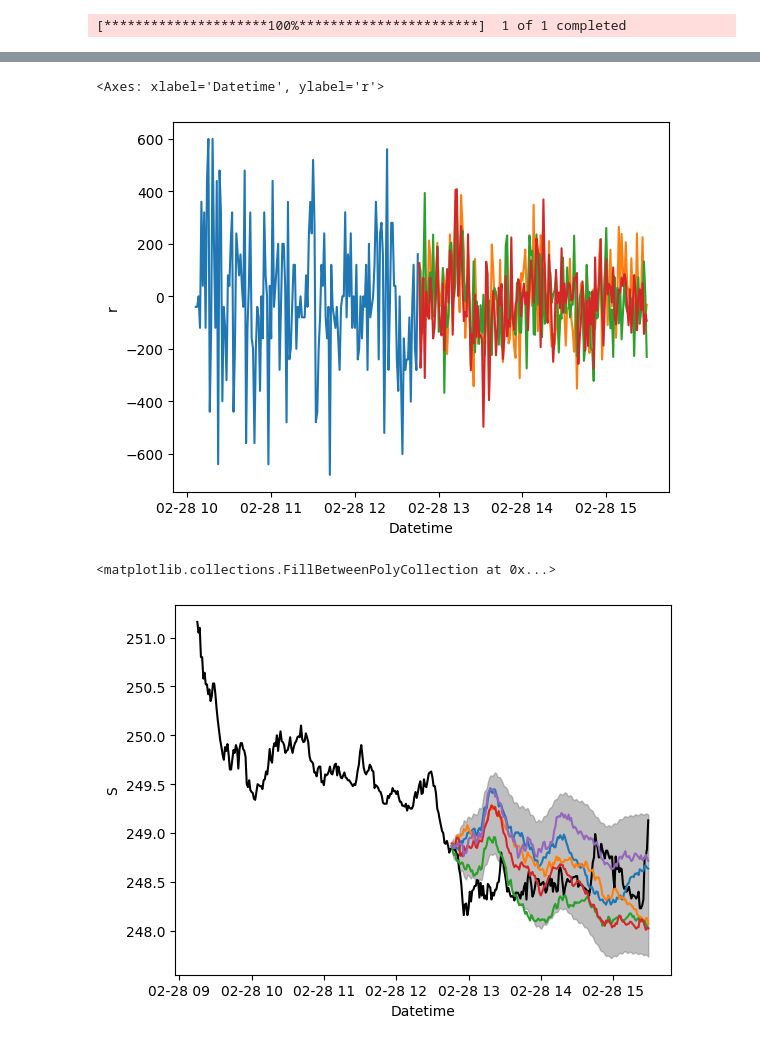
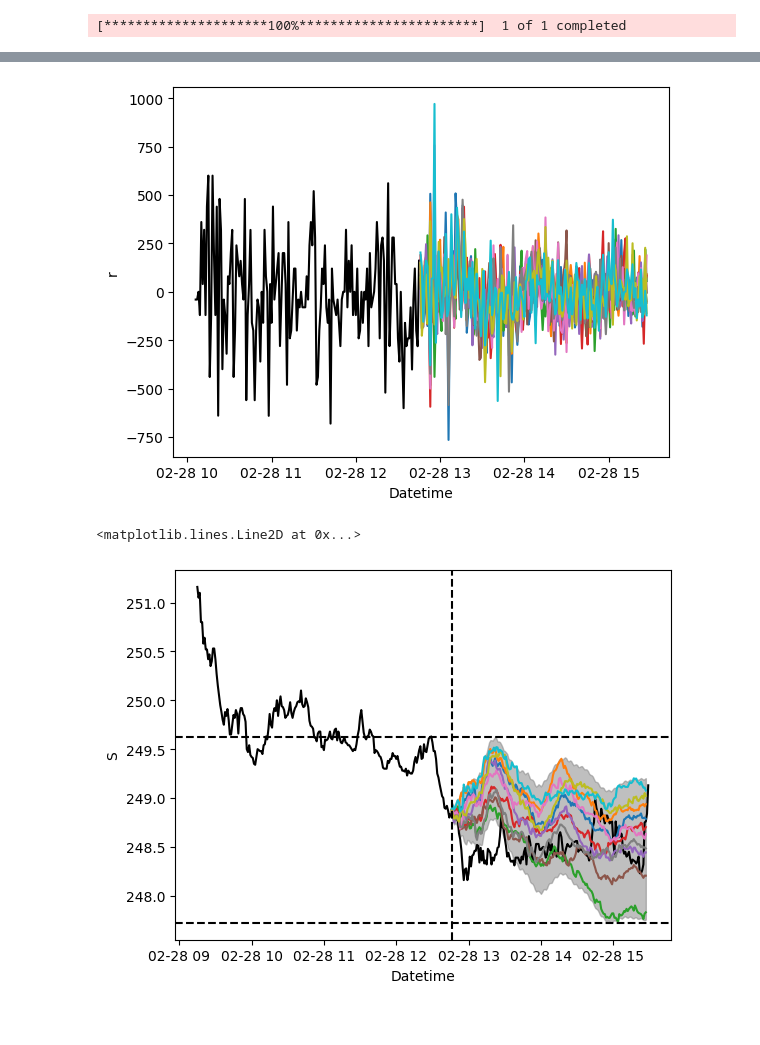
Before and after one commit to vkthakur90/AI_Applications, a Jupyter notebook: Performace_Enhanced_Auto_Regreesion.ipynb, the cells around one changed output, grey strips where cells are left out. Cells and saved outputs as stored; diff of their text form; code cells hidden in the pictures.

```diff
--- a/Performace_Enhanced_Auto_Regreesion.ipynb
+++ b/Performace_Enhanced_Auto_Regreesion.ipynb
@@ -17,11 +17,14 @@ prev_day = 0
 scale_factor = 1.0e6
 
 history_length = 160
-forecast_length = 164
+forecast_length = 162
 
 arima_p = 50
 
 num_paths = 100000
+paths_to_plot = 10
+
+risk_budget = 10
 # %%
 def get_previous_trading_day(ref_date):
     """
@@ -285,22 +326,23 @@ sns.lineplot(x = 'Datetime', y = 'neg_e', data = entity['vol_forecast'].reset_in
+# %%
+selected_paths = np.random.choice(entity['monte_carlo_price_forecast'].columns, paths_to_plot, replace=False)
 # %%
-sns.lineplot(x = 'Datetime', y = 'r', data = entity['train'].reset_index())
-sns.lineplot(x = 'Datetime', y = 'mcp_1', data = entity['monte_carlo_return_forecast'].reset_index())
-sns.lineplot(x = 'Datetime', y = 'mcp_2', data = entity['monte_carlo_return_forecast'].reset_index())
-sns.lineplot(x = 'Datetime', y = 'mcp_3', data = entity['monte_carlo_return_forecast'].reset_index())
+sns.lineplot(x = 'Datetime', y = 'r', data = entity['train'].reset_index(), color = 'black')
+for p in selected_paths:
+    sns.lineplot(x = 'Datetime', y = p, data = entity['monte_carlo_return_forecast'].reset_index())
 # %% [output]
-<Axes: xlabel='Datetime', ylabel='r'>
-[figure, old version]
+[figure, new version]
 # %%
 sns.lineplot(x = 'Datetime', y = 'S', data = entity['data'].reset_index(), color = 'black')
-sns.lineplot(x = 'Datetime', y = 'mcp_1', data = entity['monte_carlo_price_forecast'].reset_index())
-sns.lineplot(x = 'Datetime', y = 'mcp_2', data = entity['monte_carlo_price_forecast'].reset_index())
-sns.lineplot(x = 'Datetime', y = 'mcp_3', data = entity['monte_carlo_price_forecast'].reset_index())
-sns.lineplot(x = 'Datetime', y = 'mcp_4', data = entity['monte_carlo_price_forecast'].reset_index())
-sns.lineplot(x = 'Datetime', y = 'mcp_5', data = entity['monte_carlo_price_forecast'].reset_index())
+
+for p in selected_paths:
+    sns.lineplot(x = 'Datetime', y = p, data = entity['monte_carlo_price_forecast'].reset_index())
 
 plt.fill_between(entity['monte_carlo_quantiles'].index, entity['monte_carlo_quantiles']['low_ci'], entity['monte_carlo_quantiles']['high_ci'], color = 'grey', alpha = 0.5)
+plt.axhline(entity['monte_carlo_quantiles']['low_ci'].min(), linestyle = '--', color = 'black')
+plt.axhline(entity['monte_carlo_quantiles']['high_ci'].max(), linestyle = '--', color = 'black')
+plt.axvline(entity['monte_carlo_quantiles'].index[0], linestyle = '--', color = 'black')
 # %% [output]
-<matplotlib.collections.FillBetweenPolyCollection at 0x...>
+<matplotlib.lines.Line2D at 0x...>
-[figure, old version]
+[figure, new version]
 # %%
 sns.lineplot(x = 'Datetime', y = 'S', data = entity['data'].reset_index(), color = 'black')
```
Also changed, not shown: parts of 10 cells of this notebook.
